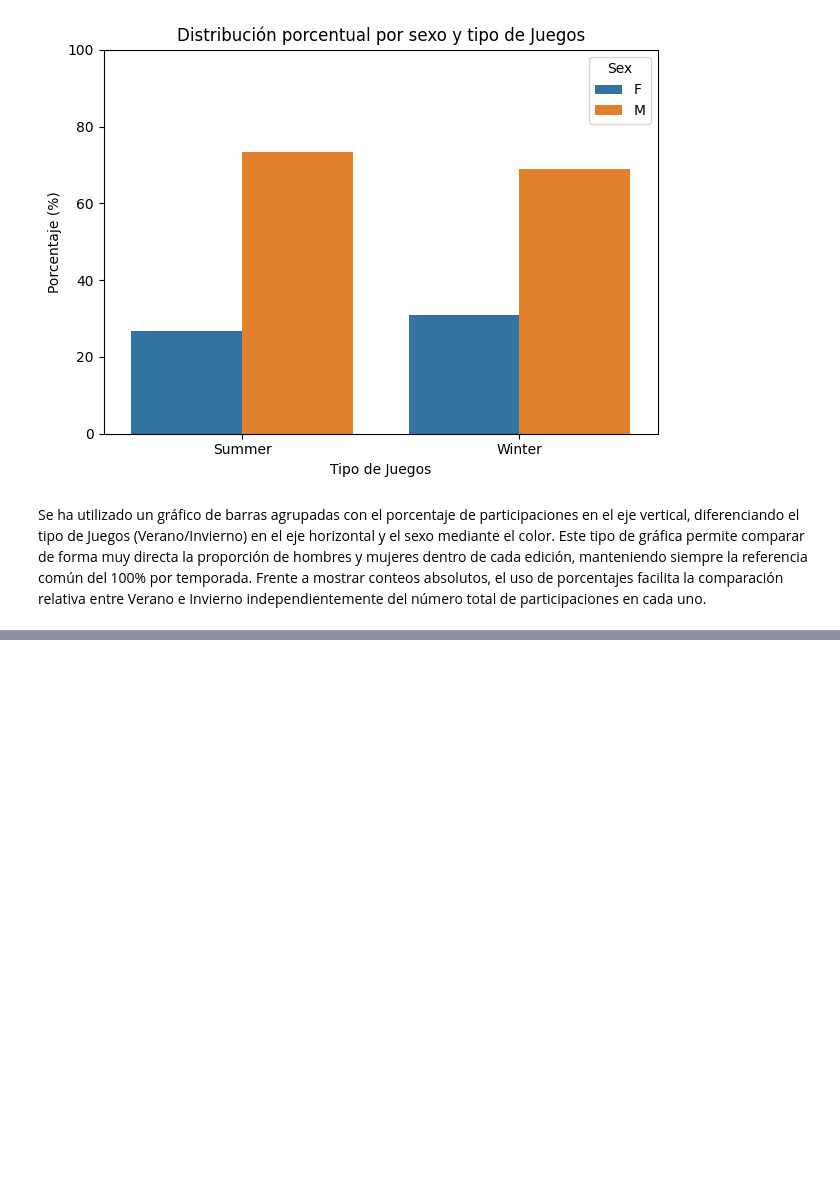
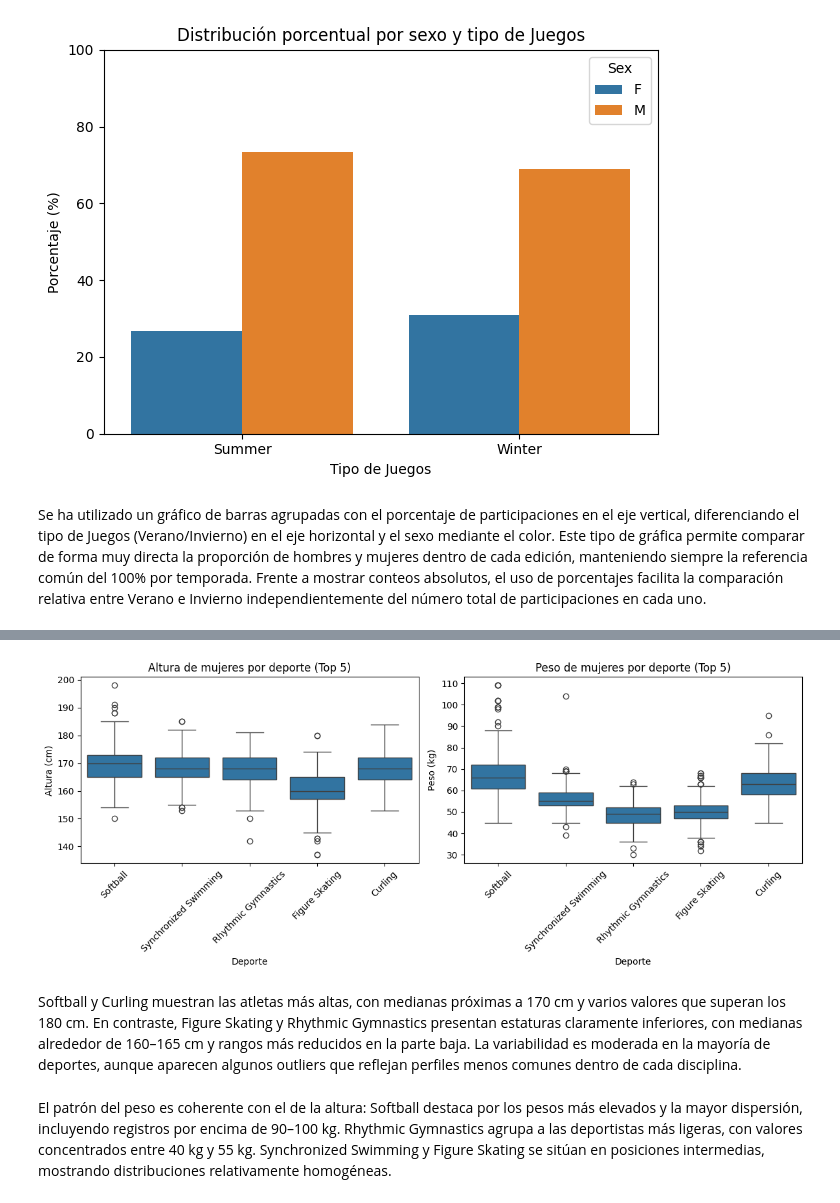
Before and after one commit to juanfrantomas/python-jjoo, a Jupyter notebook: retoPython.ipynb, the cells around one changed output, grey strips where cells are left out. Saved outputs shown, nothing was run; the diff lists cells and outputs as text; code cells hidden in the pictures; blank space fills up the shorter version.

```diff
--- a/retoPython.ipynb
+++ b/retoPython.ipynb
@@ -232,3 +230,73 @@ plt.show()
 [figure]
 # %% [markdown]
 Se ha utilizado un gráfico de barras agrupadas con el porcentaje de participaciones en el eje vertical, diferenciando el tipo de Juegos (Verano/Invierno) en el eje horizontal y el sexo mediante el color. Este tipo de gráfica permite comparar de forma muy directa la proporción de hombres y mujeres dentro de cada edición, manteniendo siempre la referencia común del 100% por temporada. Frente a mostrar conteos absolutos, el uso de porcentajes facilita la comparación relativa entre Verano e Invierno independientemente del número total de participaciones en cada uno.
+# %%
+# Aseguramos que Height y Weight son numéricos
+df_JJOO['Height'] = pd.to_numeric(df_JJOO['Height'], errors='coerce')
+df_JJOO['Weight'] = pd.to_numeric(df_JJOO['Weight'], errors='coerce')
+
+# Nos quedamos solo con filas que tienen sexo, deporte, altura y peso
+df_hw = df_JJOO.dropna(subset=['Sex', 'Sport', 'Height', 'Weight'])
+
+# 1) Conteos por deporte y sexo
+conteos = (
+    df_hw
+    .groupby(['Sport', 'Sex'])
+    .size()
+    .reset_index(name='Conteo')
+)
+
+# 2) Pasamos a tabla con columnas F y M
+tabla_sexo_deporte = conteos.pivot(index='Sport', columns='Sex', values='Conteo').fillna(0)
+
+# Nos quedamos solo con deportes con más mujeres que hombres
+deportes_mas_mujeres = tabla_sexo_deporte[
+    tabla_sexo_deporte.get('F', 0) > tabla_sexo_deporte.get('M', 0)
+].copy()
+
+# Ordenamos por nº de mujeres y cogemos los 5 con más mujeres
+deportes_top5 = (
+    deportes_mas_mujeres
+    .sort_values(by='F', ascending=False)
+    .head(5)
+    .index
+)
+
+print("Deportes con más mujeres que hombres (Top 5):")
+print(list(deportes_top5))
+
+# 3) Filtramos solo MUJERES en esos 5 deportes
+df_mujeres_top5 = df_hw[(df_hw['Sex'] == 'F') & (df_hw['Sport'].isin(deportes_top5))]
+
+# 4) Calculamos altura y peso MEDIOS de las mujeres en esos deportes (por si lo quieres ver en tabla)
+medias_mujeres = (
+    df_mujeres_top5
+    .groupby('Sport')[['Height', 'Weight']]
+    .mean()
+    .round(2)
+)
+
+print("\nAltura y peso medios de mujeres en los 5 deportes seleccionados:")
+print(medias_mujeres)
+
+# 5) Visualización: boxplots por deporte para Height y Weight
+
+plt.figure(figsize=(12, 5))
+
+plt.subplot(1, 2, 1)
+sns.boxplot(data=df_mujeres_top5, x='Sport', y='Height')
+plt.title('Altura de mujeres por deporte (Top 5)')
+plt.xlabel('Deporte')
+plt.ylabel('Altura (cm)')
+plt.xticks(rotation=45)
+
+plt.subplot(1, 2, 2)
+sns.boxplot(data=df_mujeres_top5, x='Sport', y='Weight')
+plt.title('Peso de mujeres por deporte (Top 5)')
+plt.xlabel('Deporte')
+plt.ylabel('Peso (kg)')
+plt.xticks(rotation=45)
+
+plt.tight_layout()
+plt.show()
+# %% [output]
@@ -234,0 +314,5 @@ Se ha utilizado un gráfico de barras agrupadas con el porcentaje de participaci
+[figure, added]
+# %% [markdown]
+Softball y Curling muestran las atletas más altas, con medianas próximas a 170 cm y varios valores que superan los 180 cm. En contraste, Figure Skating y Rhythmic Gymnastics presentan estaturas claramente inferiores, con medianas alrededor de 160–165 cm y rangos más reducidos en la parte baja. La variabilidad es moderada en la mayoría de deportes, aunque aparecen algunos outliers que reflejan perfiles menos comunes dentro de cada disciplina.
+# %% [markdown]
+El patrón del peso es coherente con el de la altura: Softball destaca por los pesos más elevados y la mayor dispersión, incluyendo registros por encima de 90–100 kg. Rhythmic Gymnastics agrupa a las deportistas más ligeras, con valores concentrados entre 40 kg y 55 kg. Synchronized Swimming y Figure Skating se sitúan en posiciones intermedias, mostrando distribuciones relativamente homogéneas.
```
Also changed, not shown: parts of 13 cells of this notebook.
